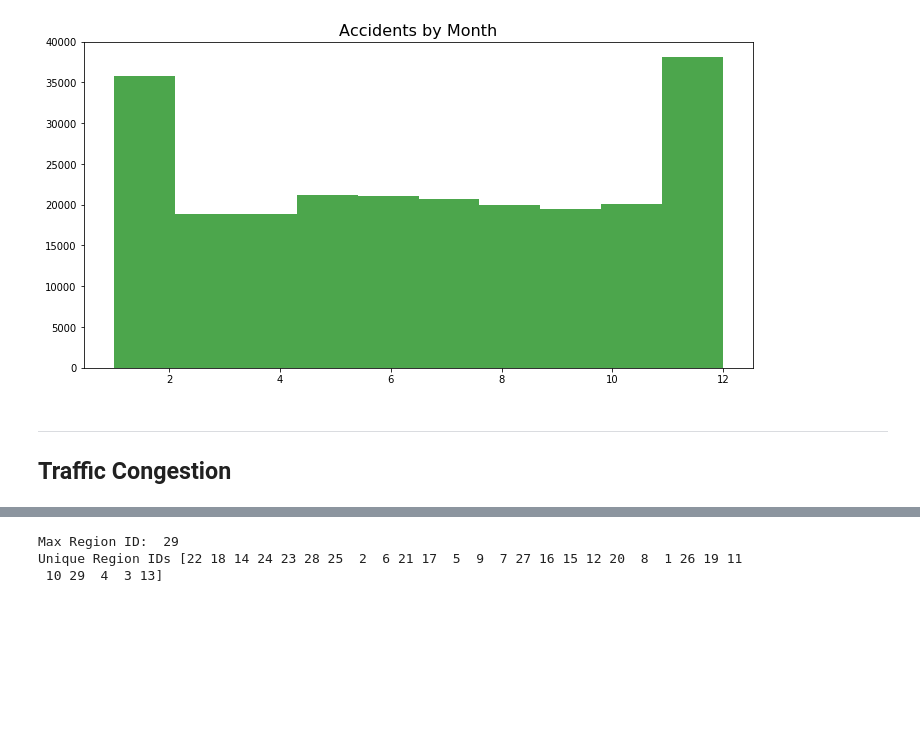
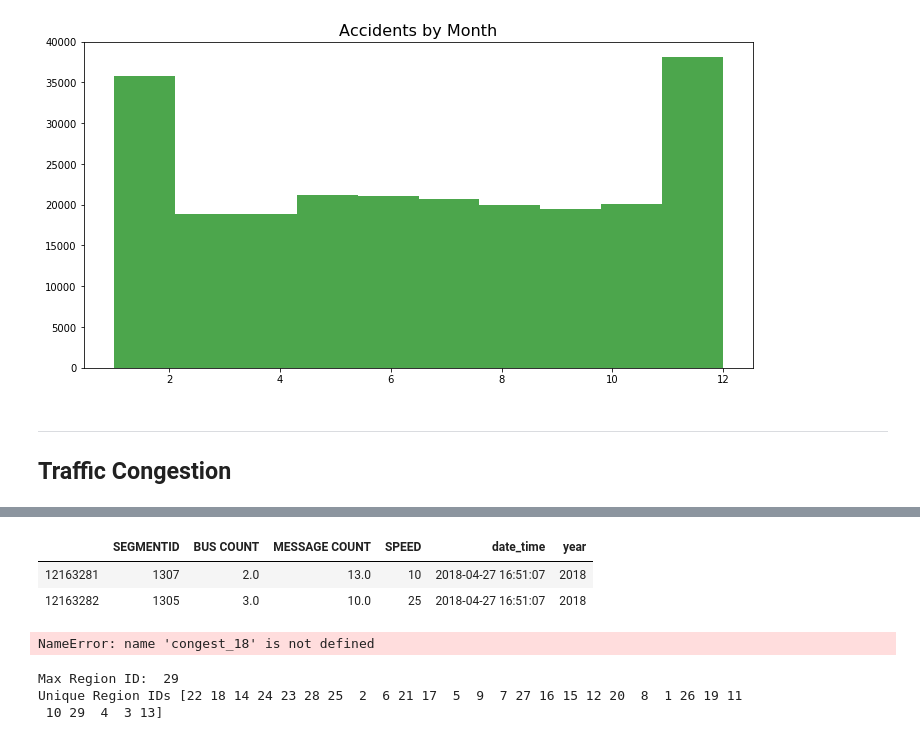
Before and after one commit to Morgan-Sell/chi-traffic-accidents, a Jupyter notebook: chi-transport-eda.ipynb, the cells around one changed output, grey strips where cells are left out. Drawn from its saved outputs; the diff is of its cells as text; code cells hidden in the pictures; blank space fills up the shorter version.

```diff
--- a/chi-transport-eda.ipynb
+++ b/chi-transport-eda.ipynb
@@ -102,3 +110,0 @@ congest_13_18.head()
-# %%
-congest_13_18.columns = ['date_time', 'region_id', 'bus_count', 'num_reads', 'speed']
-congest_13_18.head()
@@ -116,0 +111,14 @@ sns.boxplot(x='region_id', y='num_reads', data=congest_13_18, palette='coolwarm'
+# %%
+congest_13_18['date_time'] = pd.to_datetime(congest_13_18['TIME'])
+congest_13_18['year'] = congest_13_18['date_time'].dt.year
+congest_13_18.drop('TIME', axis=1, inplace=True)
+congest_18 = congest_13_18[congest_13_18['year'] == 2018].copy()
+congest_18.head(2)
+# %% [output]
+|  | SEGMENTID | BUS COUNT | MESSAGE COUNT | SPEED | date_time | year |
+| 12163281 | 1307 | 2.0 | 13.0 | 10 | 2018-04-27 16:51:07 | 2018 |
+| 12163282 | 1305 | 3.0 | 10.0 | 25 | 2018-04-27 16:51:07 | 2018 |
+# %%
+congest_18['date_time'].max()
+# %% [output]
+NameError: name 'congest_18' is not defined
```
Also changed, not shown: parts of 10 cells of this notebook.
